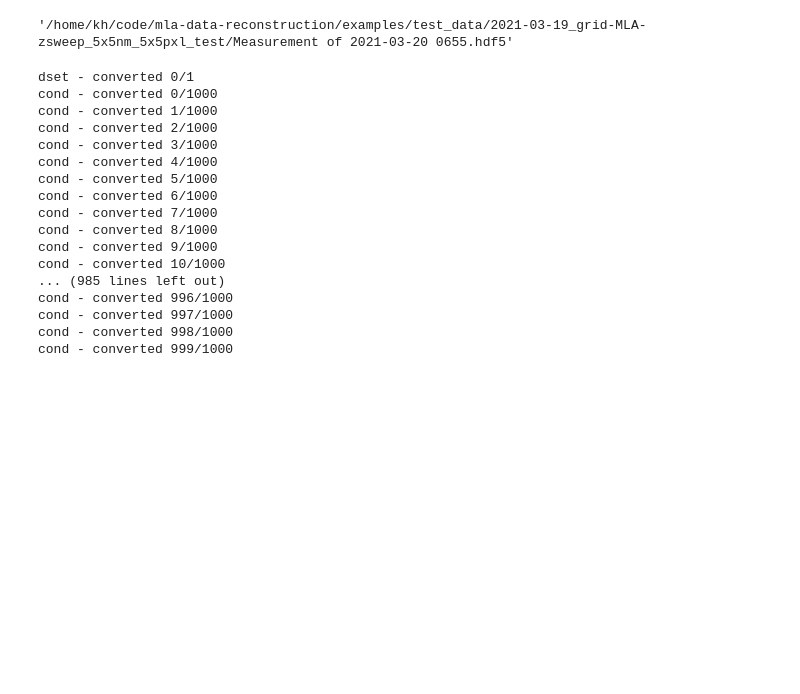
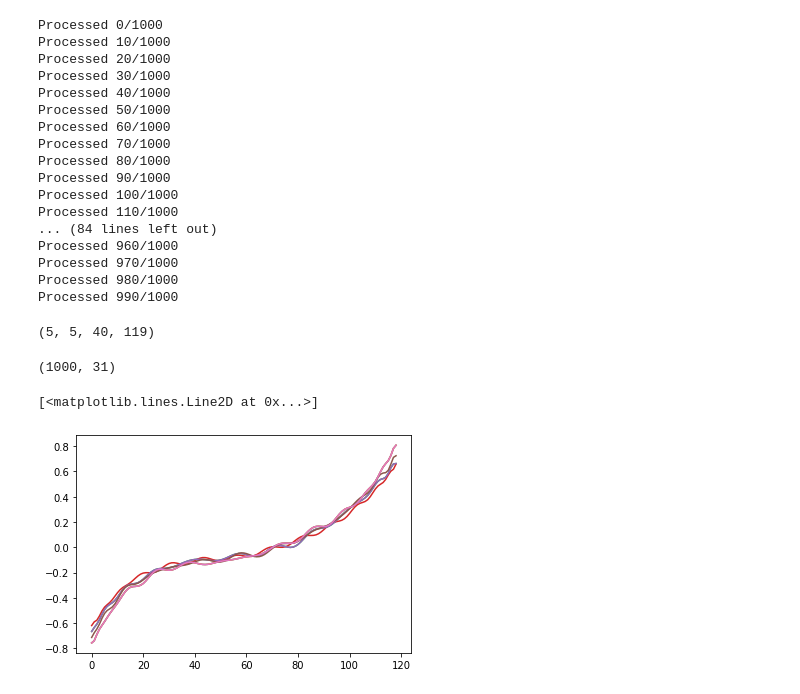
Before and after one commit to kehaus/mla-data-reconstruction, a Jupyter notebook: examples/example 1 - load & reconstruct from MLA text file.ipynb, the cells around one changed output. Drawn from its saved outputs; the diff is of its cells as text; code cells hidden in the pictures; blank space fills up the shorter version.

Commit message:
updated example:1

```diff
--- a/examples/example 1 - load & reconstruct from MLA text file.ipynb
+++ b/examples/example 1 - load & reconstruct from MLA text file.ipynb
@@ -38,39 +38,35 @@ mla_txt_fn = os.path.join(
 )
 
 mla_fn = mla_txt_fn.replace('.txt', '.hdf5')
-# %%
-mla_fn
-# %% [output]
-'/home/kh/code/mla-data-reconstruction/examples/test_data/2021-03-19_grid-MLA-zsweep_5x5nm_5x5pxl_test/Measurement of 2021-03-20 0655.hdf5'
 # %%
 # ======================
 # convert data from txt to hdf5
 #      already completed
 # ======================
-mla_fn = _load_mla_data_into_hdf5(
+mla_fn = _load_mla_data_into_hdf5_dev(
     mla_txt_fn,
     resize_curr=(5,5,40,119),
     resize_cond=(5,5,40,119),
     mode='w'
 )
 # %% [output]
-dset - converted 0/1
-cond - converted 0/1000
-cond - converted 1/1000
-cond - converted 2/1000
-cond - converted 3/1000
-cond - converted 4/1000
-cond - converted 5/1000
-cond - converted 6/1000
-cond - converted 7/1000
-cond - converted 8/1000
-cond - converted 9/1000
-cond - converted 10/1000
-... (985 lines left out)
-cond - converted 996/1000
-cond - converted 997/1000
-cond - converted 998/1000
-cond - converted 999/1000
+Processed 0/1000
+Processed 10/1000
+Processed 20/1000
+Processed 30/1000
+Processed 40/1000
+Processed 50/1000
+Processed 60/1000
+Processed 70/1000
+Processed 80/1000
+Processed 90/1000
+Processed 100/1000
+Processed 110/1000
+... (84 lines left out)
+Processed 960/1000
+Processed 970/1000
+Processed 980/1000
+Processed 990/1000
 # %%
 mla = h5py.File(mla_fn, 'r')
 
@@ -80,6 +76,25 @@ cond = mla['cond']
 lin_en = mla['lin_en']
 
 prm = dict(dset.attrs.items())
+# %%
+cond.shape
+# %% [output]
+(5, 5, 40, 119)
+# %%
+dset.shape
+# %% [output]
+(1000, 31)
+# %%
+plt.plot(curr[-1,-1,-1,:])
+plt.plot(curr[-1,-5,-1,:])
+plt.plot(curr[-3,-1,-1,:])
+plt.plot(curr[-4,-3,-1,:])
+plt.plot(curr[-3,-2,-1,:])
+plt.plot(curr[-2,-2,-1,:])
+plt.plot(curr[-1,-3,-1,:])
+# %% [output]
+[<matplotlib.lines.Line2D at 0x...>]
+[figure, added]
 # %%
 n_zsweep = 40
 # %%
```
Also changed, not shown: parts of 2 cells of this notebook.
